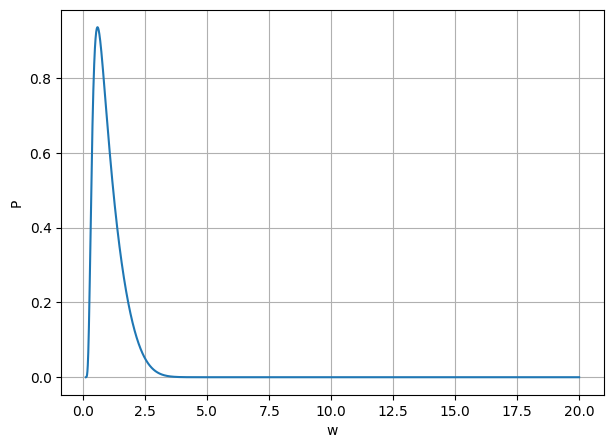
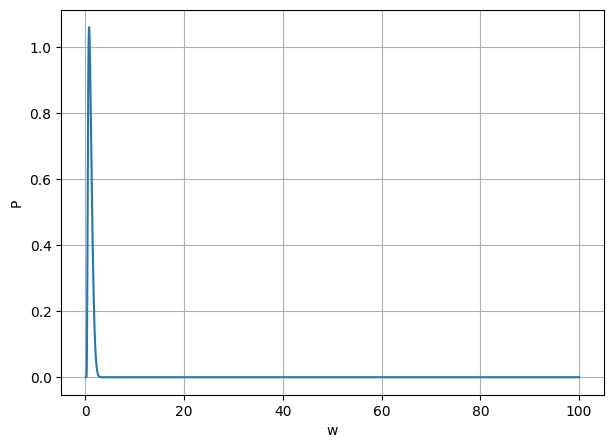
The change to this notebook cell's code, shown as a diff; its figure went from the first image to the second:
--- before
+++ after
@@ -8,8 +8,8 @@
 # =====================================================
 
-chi = 1
+chi = 2
 
 w_start = 0.1
-w_end   = 20
+w_end   = 100
 
 # =====================================================
@@ -126,17 +126,18 @@
 # =====================================================
 
-mask = w<0.3
+# Este 'mask_short_range' é específico para a região de w < 0.3
+mask_short_range = w<0.3
 
 print()
 print("========== TESTE 3 ==========")
 
-print("A médio =",np.mean(A[mask]))
-print("A mínimo =",np.min(A[mask]))
-print("A máximo =",np.max(A[mask]))
-
-print()
-
-print("B médio =",np.mean(B[mask]))
-print("B máximo =",np.max(B[mask]))
+print("A médio =",np.mean(A[mask_short_range]))
+print("A mínimo =",np.min(A[mask_short_range]))
+print("A máximo =",np.max(A[mask_short_range]))
+
+print()
+
+print("B médio =",np.mean(B[mask_short_range]))
+print("B máximo =",np.max(B[mask_short_range]))
 
 # =====================================================
@@ -149,7 +150,5 @@
 dQapprox = np.gradient(Qapprox,w)
 
-mask = w<0.3
-
-erro22 = np.max(np.abs(dQ[mask]-dQapprox[mask]))
+erro22 = np.max(np.abs(dQ[mask_short_range]-dQapprox[mask_short_range]))
 
 print()
@@ -162,9 +161,10 @@
 # =====================================================
 
-mask = (P>1e-14)
+# Define uma máscara consistente para todos os gráficos log-log e cálculo de alpha
+mask_for_log_plots = (P > 1e-15) & (w > 0.1)
 
 alpha = np.gradient(
-    np.log(P[mask]),
-    np.log(w[mask])
+    np.log(P[mask_for_log_plots]),
+    np.log(w[mask_for_log_plots])
 )
 
@@ -180,5 +180,5 @@
 
 plt.figure(figsize=(7,5))
-plt.loglog(w[mask],P[mask])
+plt.loglog(w[mask_for_log_plots],P[mask_for_log_plots]) # Usa a máscara consistente
 plt.xlabel("w")
 plt.ylabel("P")
@@ -203,6 +203,6 @@
 
 plt.figure(figsize=(7,5))
-plt.plot(w[mask],dQ[mask],label="Eq.21")
-plt.plot(w[mask],dQapprox[mask],'--',label="Eq.22")
+plt.plot(w[mask_short_range],dQ[mask_short_range],label="Eq.21")
+plt.plot(w[mask_short_range],dQapprox[mask_short_range],'--',label="Eq.22")
 plt.xlim(0,0.3)
 plt.legend()
@@ -210,5 +210,5 @@
 
 plt.figure(figsize=(7,5))
-plt.plot(w[mask],alpha)
+plt.plot(w[mask_for_log_plots],alpha) # Usa a máscara consistente
 plt.axhline(-3,color='r',ls='--',label='Pareto')
 plt.xlabel("w")
@@ -217,3 +217,6 @@
 plt.grid()
 
-plt.show()
+
+# =====================================================
+# DIAGNÓSTICO FINAL - EXPOENTE LOCAL
+# =====================================================

Commit: Criado usando o Colab